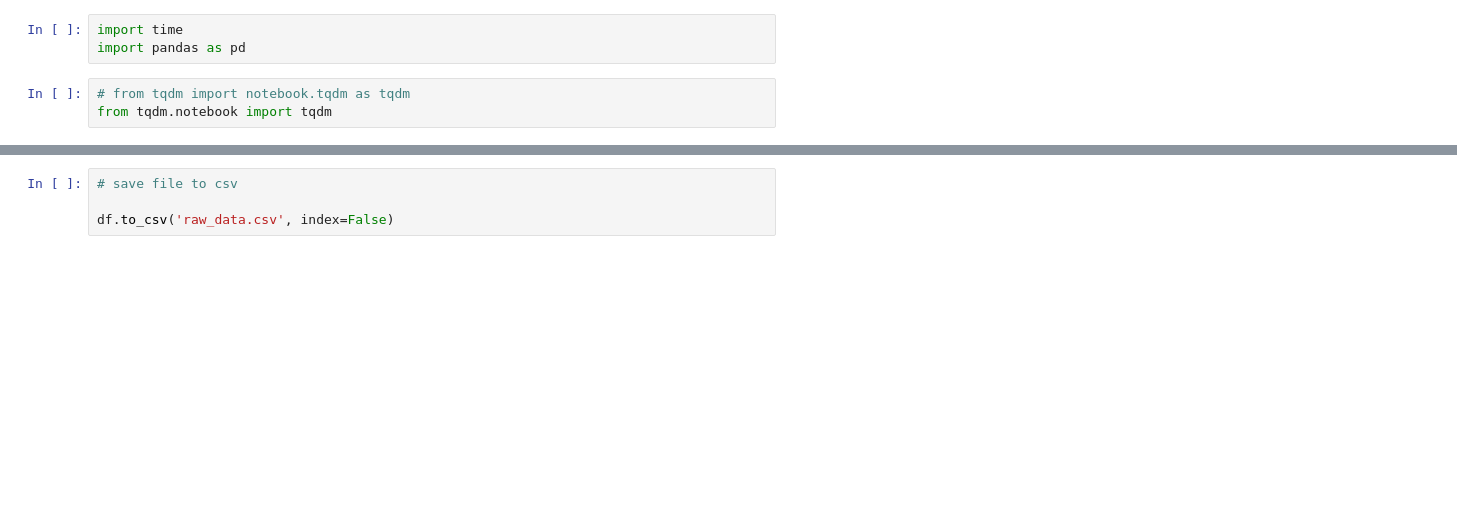
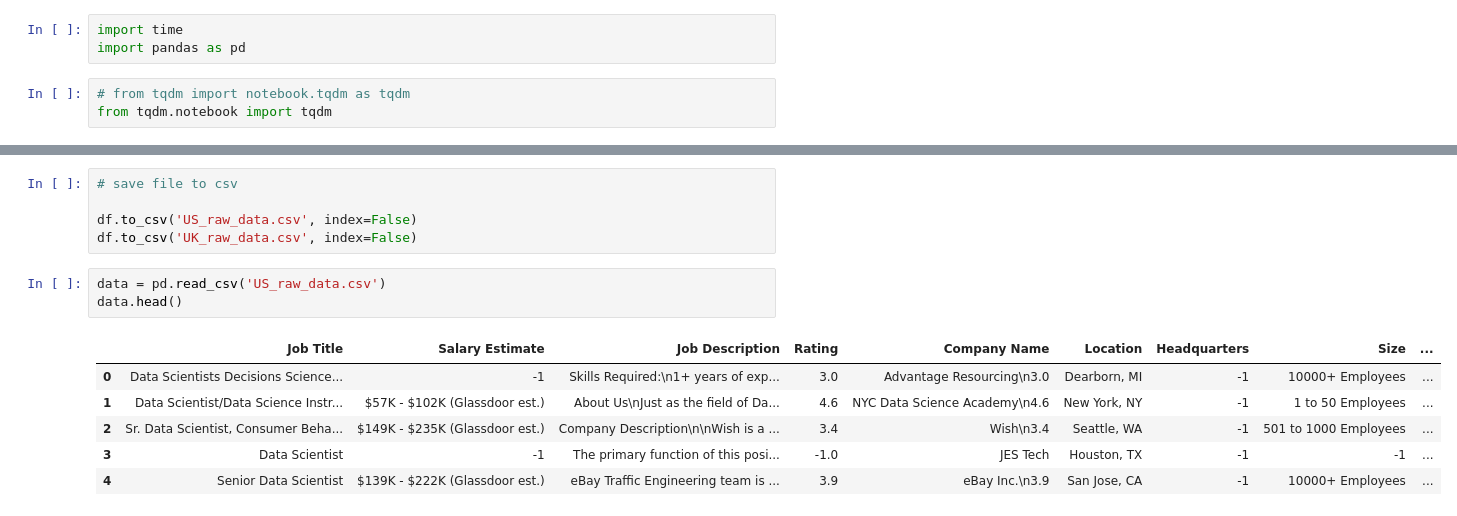
Before and after one commit to saurabhsatasia/Mini-Projects, a Jupyter notebook: salary-estimator/scrapper/glassdoor_scrapper.ipynb, the cells around one changed output, grey strips where cells are left out. Cells and saved outputs as stored; diff of their text form; blank space fills up the shorter version.

Commit message:
Updated glassdoor_acrapper.ipynb
Solved so many bugs, Handeled errors using exceptions, finally generated raw data from UK and US with 1000 records.

```diff
--- a/salary-estimator/scrapper/glassdoor_scrapper.ipynb
+++ b/salary-estimator/scrapper/glassdoor_scrapper.ipynb
@@ -217,4 +239,15 @@ StaleElementReferenceException: Message: stale element reference: element is not
 # %%
 # save file to csv
 
-df.to_csv('raw_data.csv', index=False)
+df.to_csv('US_raw_data.csv', index=False)
+df.to_csv('UK_raw_data.csv', index=False)
+# %%
+data = pd.read_csv('US_raw_data.csv')
+data.head()
+# %% [output]
+|  | Job Title | Salary Estimate | Job Description | Rating | Company Name | Location | Headquarters | Size | ... |
+| 0 | Data Scientists Decisions Science... | -1 | Skills Required:\n1+ years of exp... | 3.0 | Advantage Resourcing\n3.0 | Dearborn, MI | -1 | 10000+ Employees | ... |
+| 1 | Data Scientist/Data Science Instr... | $57K - $102K (Glassdoor est.) | About Us\nJust as the field of Da... | 4.6 | NYC Data Science Academy\n4.6 | New York, NY | -1 | 1 to 50 Employees | ... |
+| 2 | Sr. Data Scientist, Consumer Beha... | $149K - $235K (Glassdoor est.) | Company Description\n\nWish is a ... | 3.4 | Wish\n3.4 | Seattle, WA | -1 | 501 to 1000 Employees | ... |
+| 3 | Data Scientist | -1 | The primary function of this posi... | -1.0 | JES Tech | Houston, TX | -1 | -1 | ... |
+| 4 | Senior Data Scientist | $139K - $222K (Glassdoor est.) | eBay Traffic Engineering team is ... | 3.9 | eBay Inc.\n3.9 | San Jose, CA | -1 | 10000+ Employees | ... |
```
Also changed, not shown: parts of 5 cells of this notebook, 5 other files.
